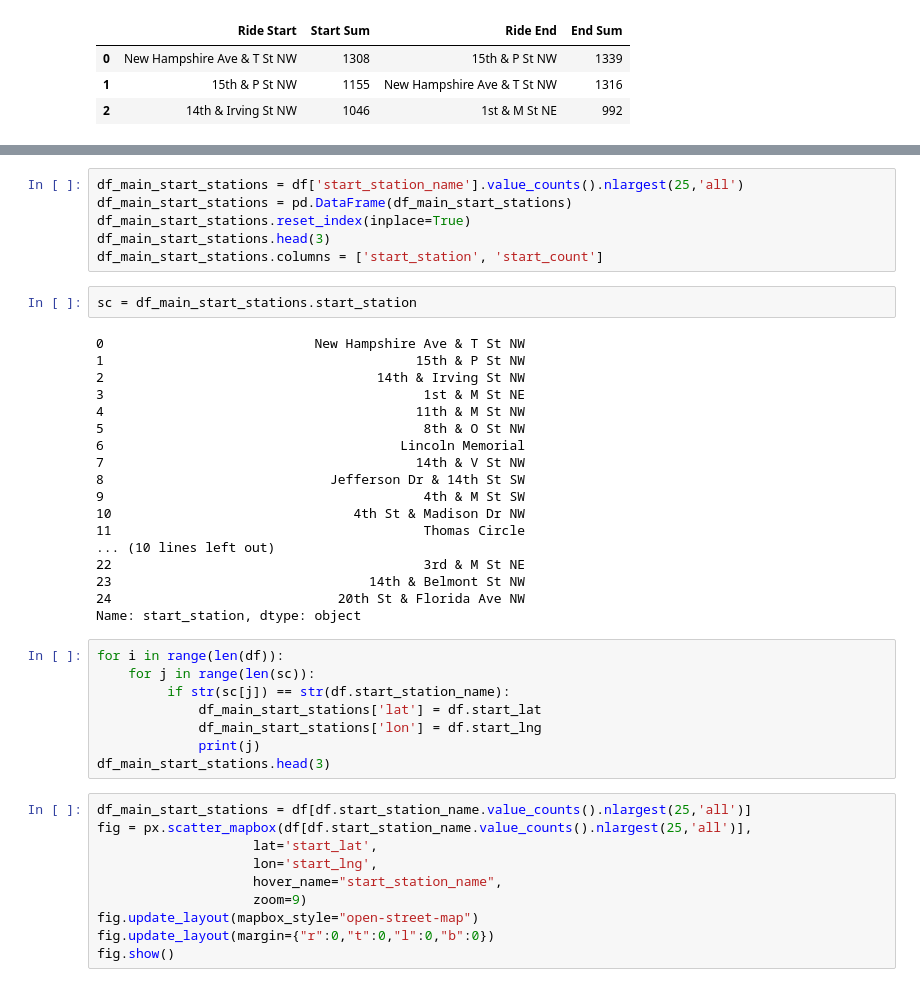
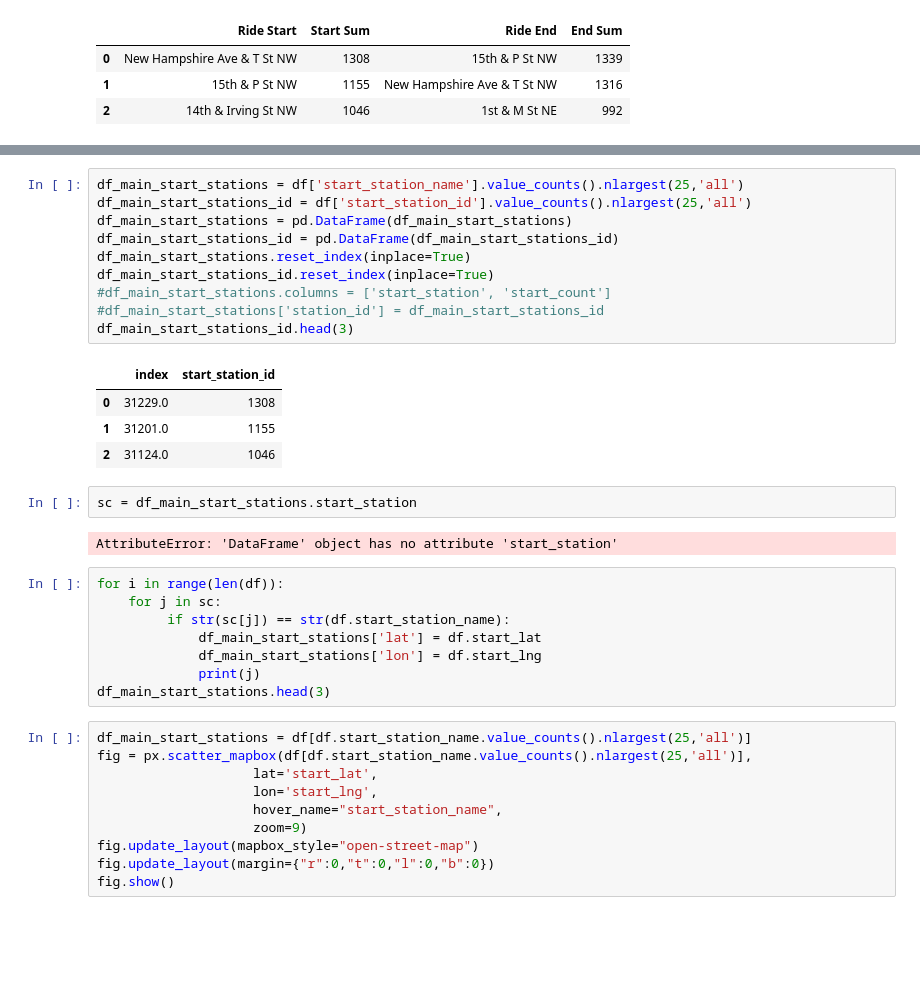
Before and after one commit to DJ1070/Bike-Sharing, a Jupyter notebook: e-mail2.ipynb, the cells around one changed output, grey strips where cells are left out. Saved outputs shown, nothing was run; the diff lists cells and outputs as text; blank space fills up the shorter version.

```diff
--- a/e-mail2.ipynb
+++ b/e-mail2.ipynb
@@ -85,33 +85,26 @@ df.head(3)
 | 2 | 9E7E97A927A85552 | classic_bike | 2020-12-31 12:47:03 | 2020-12-31 14:01:04 | Potomac & Pennsylvania Ave SE | 31606.0 | 17th St & Independence Ave SW | ... |
 # %%
 df_main_start_stations = df['start_station_name'].value_counts().nlargest(25,'all')
+df_main_start_stations_id = df['start_station_id'].value_counts().nlargest(25,'all')
 df_main_start_stations = pd.DataFrame(df_main_start_stations)
+df_main_start_stations_id = pd.DataFrame(df_main_start_stations_id)
 df_main_start_stations.reset_index(inplace=True)
-df_main_start_stations.head(3)
-df_main_start_stations.columns = ['start_station', 'start_count']
+df_main_start_stations_id.reset_index(inplace=True)
+#df_main_start_stations.columns = ['start_station', 'start_count']
+#df_main_start_stations['station_id'] = df_main_start_stations_id
+df_main_start_stations_id.head(3)
+# %% [output]
+|  | index | start_station_id |
+| 0 | 31229.0 | 1308 |
+| 1 | 31201.0 | 1155 |
+| 2 | 31124.0 | 1046 |
 # %%
 sc = df_main_start_stations.start_station
 # %% [output]
-0                           New Hampshire Ave & T St NW
-1                                        15th & P St NW
-2                                   14th & Irving St NW
-3                                         1st & M St NE
-4                                        11th & M St NW
-5                                         8th & O St NW
-6                                      Lincoln Memorial
-7                                        14th & V St NW
-8                             Jefferson Dr & 14th St SW
-9                                         4th & M St SW
-10                               4th St & Madison Dr NW
-11                                        Thomas Circle
-... (10 lines left out)
-22                                        3rd & M St NE
-23                                 14th & Belmont St NW
-24                             20th St & Florida Ave NW
-Name: start_station, dtype: object
+AttributeError: 'DataFrame' object has no attribute 'start_station'
 # %%
 for i in range(len(df)):
-    for j in range(len(sc)):
+    for j in sc:
          if str(sc[j]) == str(df.start_station_name):
              df_main_start_stations['lat'] = df.start_lat
              df_main_start_stations['lon'] = df.start_lng
```
Also changed, not shown: parts of 1 cell of this notebook, 2 other files.
